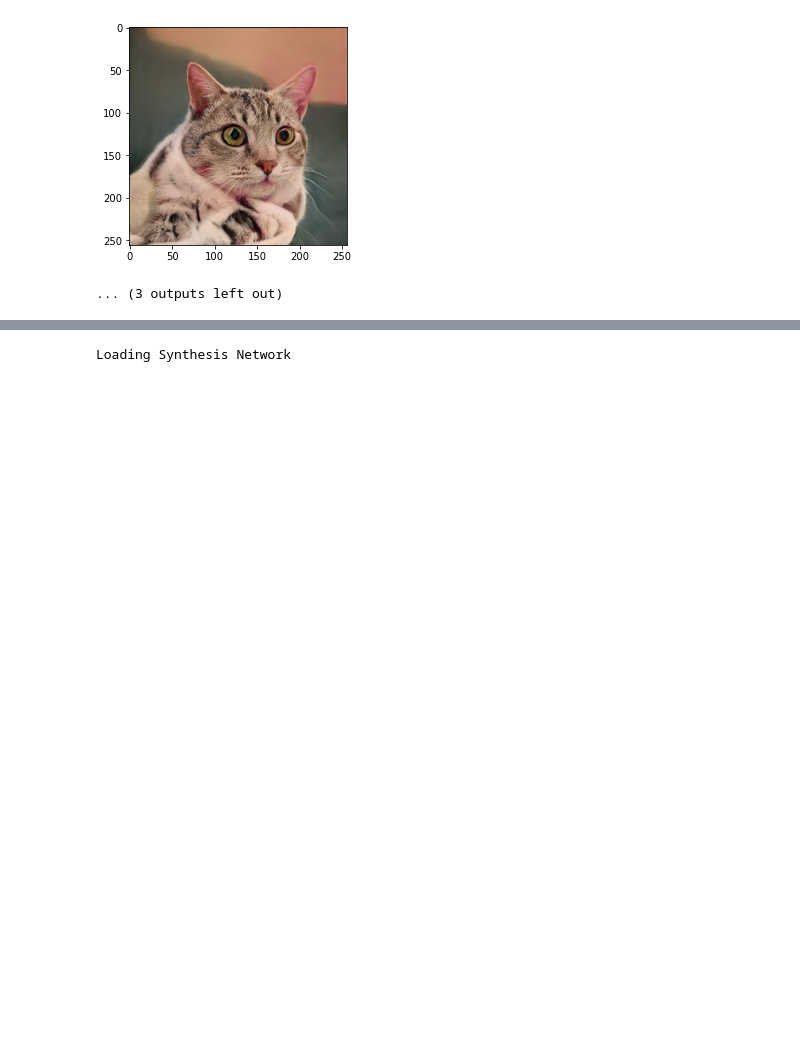
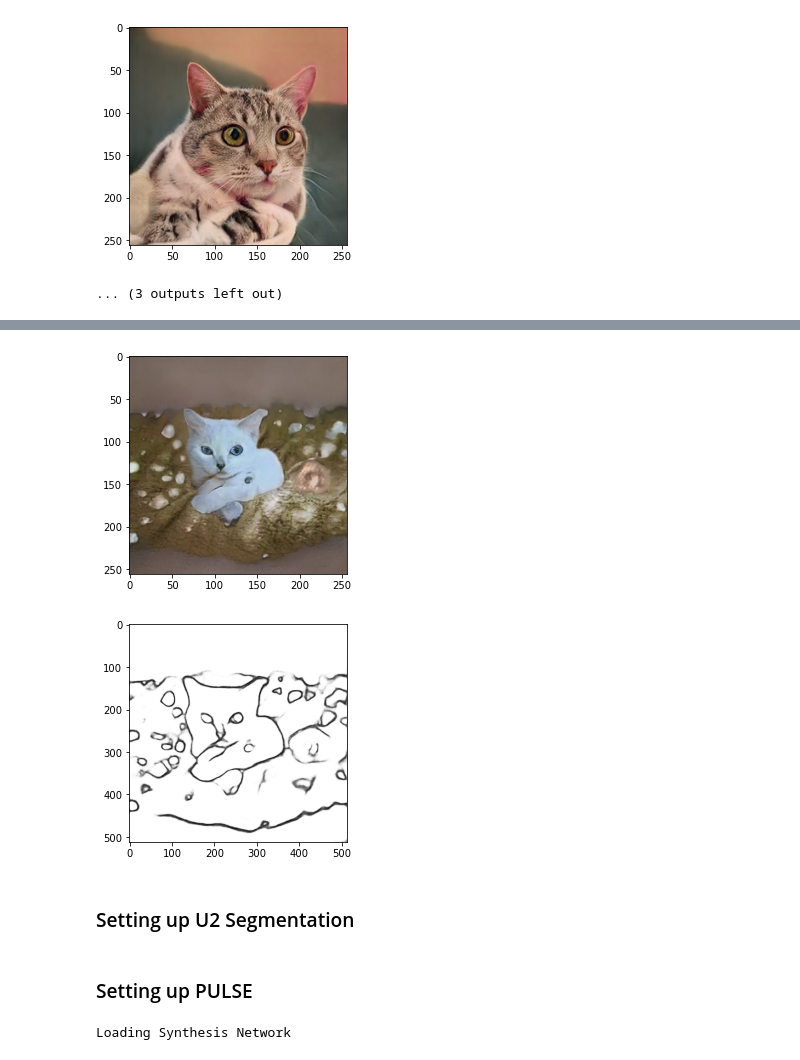
Before and after one commit to hackgoofer/sketch2cat-pulse, a Jupyter notebook: pulsing_cat.ipynb, the cells around one changed output, grey strips where cells are left out. Drawn from its saved outputs; the diff is of its cells as text; code cells hidden in the pictures; blank space fills up the shorter version.

```diff
--- a/pulsing_cat.ipynb
+++ b/pulsing_cat.ipynb
@@ -37,6 +36,10 @@ import collections
 import stylegan
 import tempfile
 import subprocess
+# %%
+import torch.nn as nn
+import importlib
+DexiModule = importlib.import_module("DexiNed.DexiNed-Pytorch.model")
 # %% [markdown]
 ### Convert Weights
 Only run once
@@ -112,0 +118,5 @@ for i, gen_cat in zip(range(len(generated_cats)), generated_cats):
+# %%
+device = "cuda:1"
+model = DexiModule.DexiNet().to(device)
+model.load_state_dict(torch.load("DexiNed/DexiNed-Pytorch/checkpoints/24/24_model.pth", map_location=device))
+model.eval()
@@ -113,3 +141,23 @@ for i, gen_cat in zip(range(len(generated_cats)), generated_cats):
+# %%
+img = PIL.Image.open("DexiNed/DexiNed-Pytorch/cats_generation/2.png")
+plt.imshow(img)
+plt.show()
+if True:
+    img = img.resize((512, 512), PIL.Image.BICUBIC)
+img_t = torch.tensor(np.array(img))  # unint8
+tmp = (img_t - torch.tensor([104.00699, 116.66877, 122.67892][::-1]))
+tmp = tmp.permute(2, 0, 1) # after in nchw
+with torch.no_grad():
+    res = model(tmp[None].to(device))
+plt.imshow(torch.sigmoid(res[-1])[0, 0].cpu().numpy(), cmap="Greys")
+plt.show()
+# %% [output]
+[figure, added]
+[figure, added]
+# %% [markdown]
+### Setting up U2 Segmentation
+# %% [markdown]
+### Setting up PULSE
 # %%
 kwargs = dict(
     input_dir="sketches/1pixel",  # 'input data directory'
```
Also changed, not shown: parts of 14 cells of this notebook, 4 other files.
